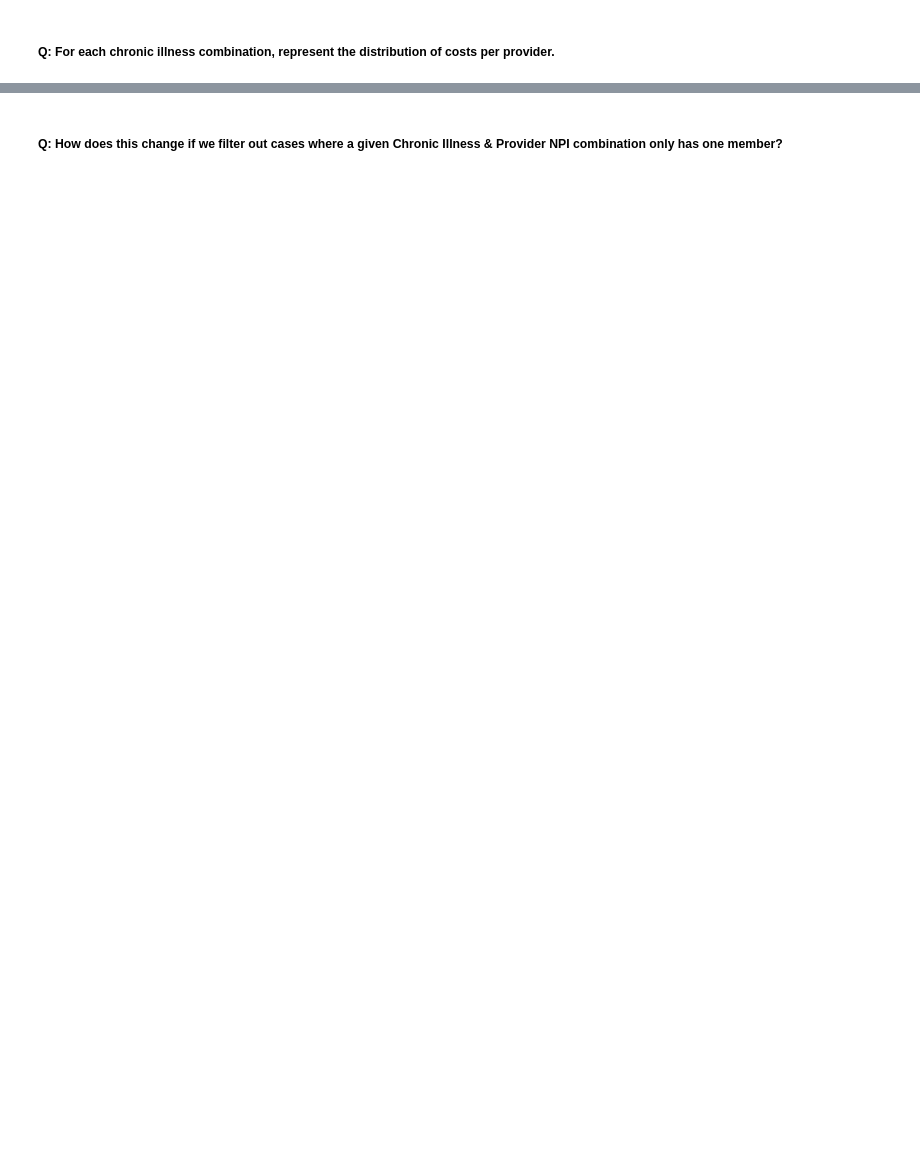
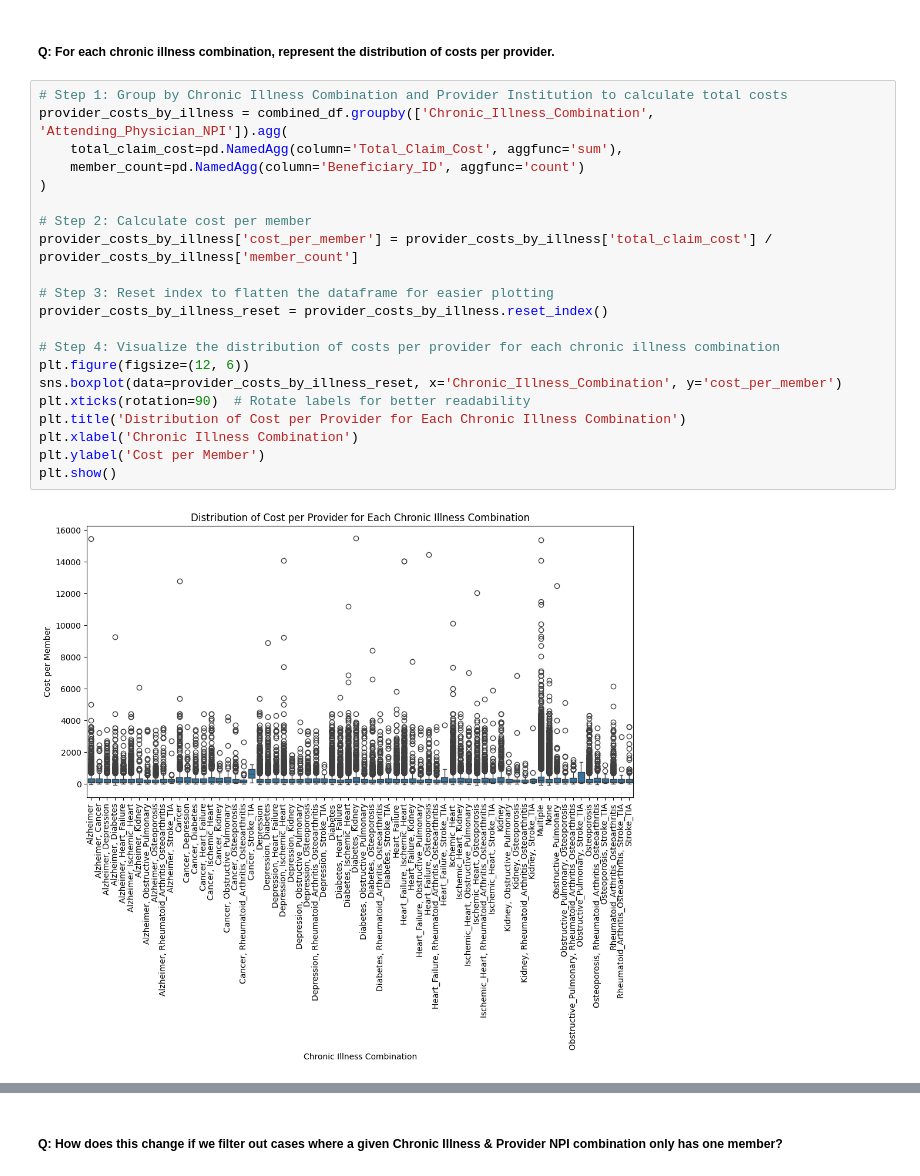
Before and after one commit to rameshs-data/Chronic_Care_Cost_Benchmarking, a Jupyter notebook: notebook/1_EDA.ipynb, the cells around one changed output, grey strips where cells are left out. Drawn from its saved outputs; the diff is of its cells as text; blank space fills up the shorter version.

```diff
--- a/notebook/1_EDA.ipynb
+++ b/notebook/1_EDA.ipynb
@@ -1419,2 +1398,25 @@ plt.show()
 # %% [markdown]
 ##### Q: For each chronic illness combination, represent the distribution of costs per provider.
+# %%
+# Step 1: Group by Chronic Illness Combination and Provider Institution to calculate total costs
+provider_costs_by_illness = combined_df.groupby(['Chronic_Illness_Combination', 'Attending_Physician_NPI']).agg(
+    total_claim_cost=pd.NamedAgg(column='Total_Claim_Cost', aggfunc='sum'),
+    member_count=pd.NamedAgg(column='Beneficiary_ID', aggfunc='count')
+)
+
+# Step 2: Calculate cost per member
+provider_costs_by_illness['cost_per_member'] = provider_costs_by_illness['total_claim_cost'] / provider_costs_by_illness['member_count']
+
+# Step 3: Reset index to flatten the dataframe for easier plotting
+provider_costs_by_illness_reset = provider_costs_by_illness.reset_index()
+
+# Step 4: Visualize the distribution of costs per provider for each chronic illness combination
+plt.figure(figsize=(12, 6))
+sns.boxplot(data=provider_costs_by_illness_reset, x='Chronic_Illness_Combination', y='cost_per_member')
+plt.xticks(rotation=90)  # Rotate labels for better readability
+plt.title('Distribution of Cost per Provider for Each Chronic Illness Combination')
+plt.xlabel('Chronic Illness Combination')
+plt.ylabel('Cost per Member')
+plt.show()
+# %% [output]
+[figure, added]
```
Also changed, not shown: parts of 15 cells of this notebook.
